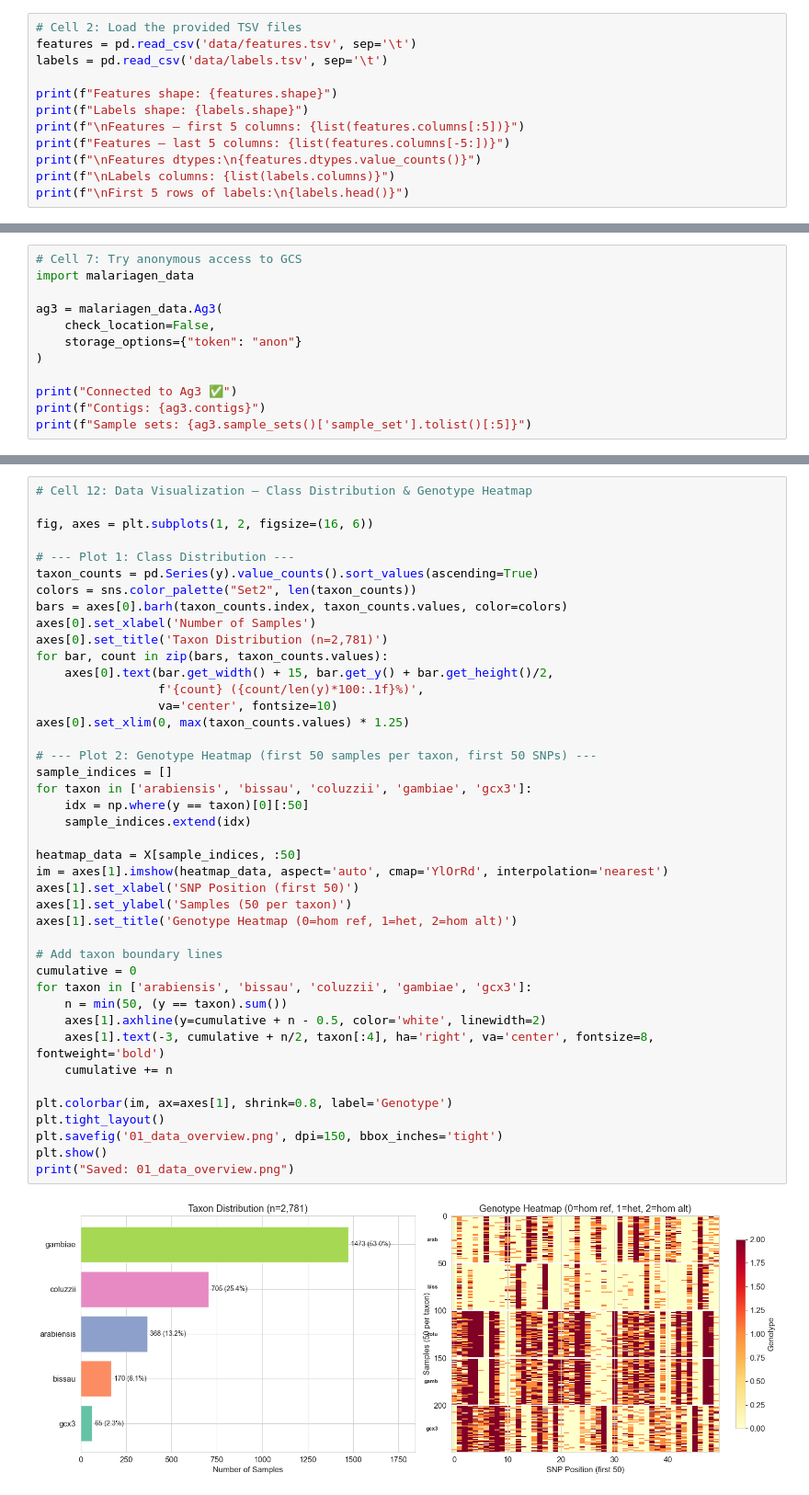
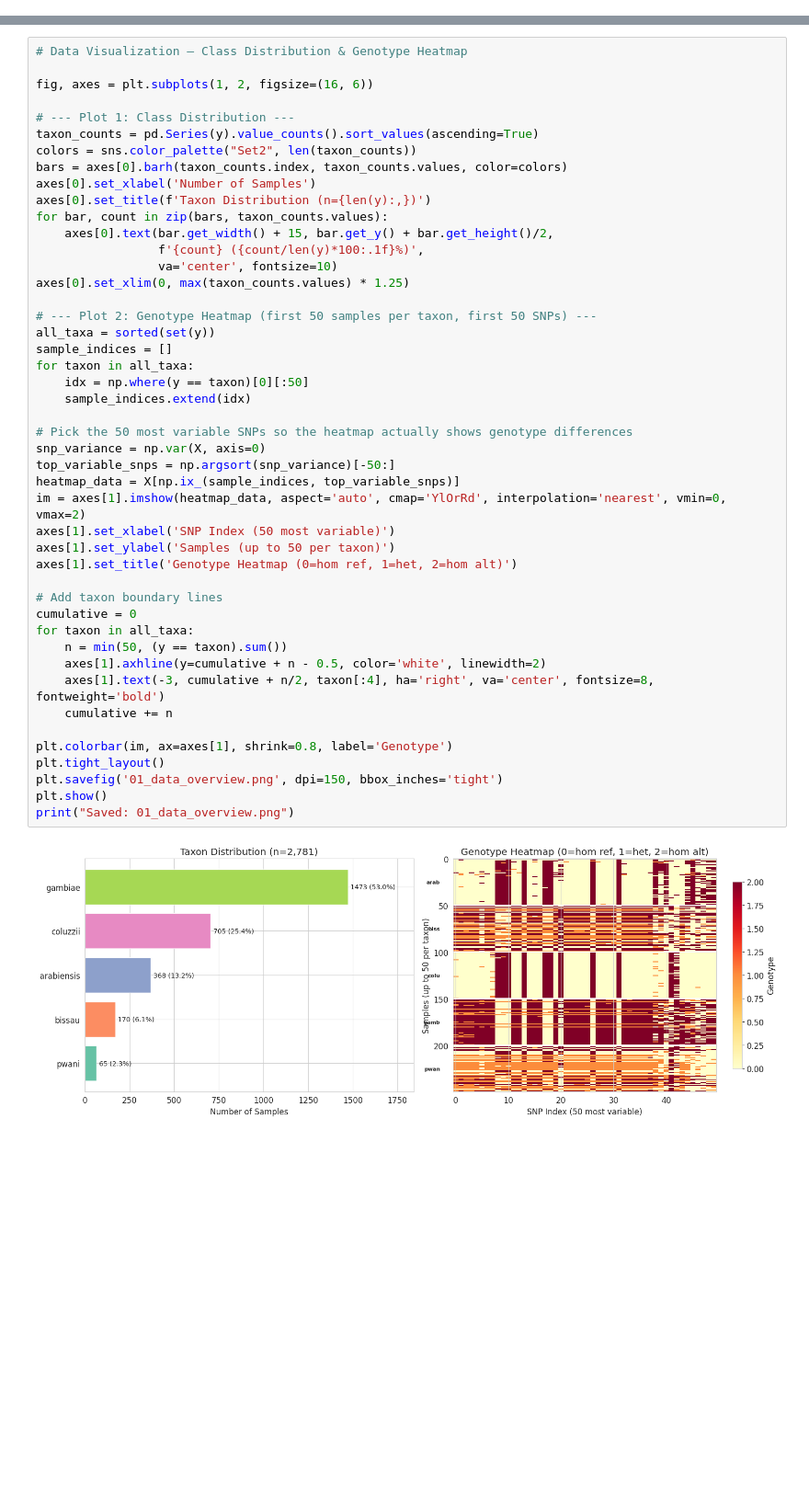
Before and after one commit to AswaniSahoo/gsoc-mosquito-taxon-classifier, a Jupyter notebook: taxon_classifier_exploration.ipynb, the cells around one changed output, grey strips where cells are left out. Shown at 92% size. Cells and saved outputs as stored; diff of their text form; blank space fills up the shorter version.

```diff
--- a/taxon_classifier_exploration.ipynb
+++ b/taxon_classifier_exploration.ipynb
@@ -22,12 +21,0 @@ Libraries loaded successfully ✅
-# %%
-# Cell 2: Load the provided TSV files
-features = pd.read_csv('data/features.tsv', sep='\t')
-labels = pd.read_csv('data/labels.tsv', sep='\t')
-
-print(f"Features shape: {features.shape}")
-print(f"Labels shape: {labels.shape}")
-print(f"\nFeatures — first 5 columns: {list(features.columns[:5])}")
-print(f"Features — last 5 columns: {list(features.columns[-5:])}")
-print(f"\nFeatures dtypes:\n{features.dtypes.value_counts()}")
-print(f"\nLabels columns: {list(labels.columns)}")
-print(f"\nFirst 5 rows of labels:\n{labels.head()}")
@@ -162,12 +113,0 @@ URLError: <urlopen error [SSL: CERTIFICATE_VERIFY_FAILED] certificate verify fai
-# %%
-# Cell 7: Try anonymous access to GCS
-import malariagen_data
-
-ag3 = malariagen_data.Ag3(
-    check_location=False,
-    storage_options={"token": "anon"}
-)
-
-print("Connected to Ag3 ✅")
-print(f"Contigs: {ag3.contigs}")
-print(f"Sample sets: {ag3.sample_sets()['sample_set'].tolist()[:5]}")
@@ -359,5 +259,5 @@ Note: gambiae and coluzzii share ~95% allele frequencies (sister species)
 # %%
-# Cell 12: Data Visualization — Class Distribution & Genotype Heatmap
+# Data Visualization — Class Distribution & Genotype Heatmap
 
 fig, axes = plt.subplots(1, 2, figsize=(16, 6))
 
@@ -365,40 +265,44 @@ fig, axes = plt.subplots(1, 2, figsize=(16, 6))
 taxon_counts = pd.Series(y).value_counts().sort_values(ascending=True)
 colors = sns.color_palette("Set2", len(taxon_counts))
 bars = axes[0].barh(taxon_counts.index, taxon_counts.values, color=colors)
 axes[0].set_xlabel('Number of Samples')
-axes[0].set_title('Taxon Distribution (n=2,781)')
+axes[0].set_title(f'Taxon Distribution (n={len(y):,})')
 for bar, count in zip(bars, taxon_counts.values):
     axes[0].text(bar.get_width() + 15, bar.get_y() + bar.get_height()/2,
                  f'{count} ({count/len(y)*100:.1f}%)',
                  va='center', fontsize=10)
 axes[0].set_xlim(0, max(taxon_counts.values) * 1.25)
 
 # --- Plot 2: Genotype Heatmap (first 50 samples per taxon, first 50 SNPs) ---
+all_taxa = sorted(set(y))
 sample_indices = []
-for taxon in ['arabiensis', 'bissau', 'coluzzii', 'gambiae', 'gcx3']:
+for taxon in all_taxa:
     idx = np.where(y == taxon)[0][:50]
     sample_indices.extend(idx)
 
-heatmap_data = X[sample_indices, :50]
-im = axes[1].imshow(heatmap_data, aspect='auto', cmap='YlOrRd', interpolation='nearest')
-axes[1].set_xlabel('SNP Position (first 50)')
-axes[1].set_ylabel('Samples (50 per taxon)')
+# Pick the 50 most variable SNPs so the heatmap actually shows genotype differences
+snp_variance = np.var(X, axis=0)
+top_variable_snps = np.argsort(snp_variance)[-50:]
+heatmap_data = X[np.ix_(sample_indices, top_variable_snps)]
+im = axes[1].imshow(heatmap_data, aspect='auto', cmap='YlOrRd', interpolation='nearest', vmin=0, vmax=2)
+axes[1].set_xlabel('SNP Index (50 most variable)')
+axes[1].set_ylabel('Samples (up to 50 per taxon)')
 axes[1].set_title('Genotype Heatmap (0=hom ref, 1=het, 2=hom alt)')
 
 # Add taxon boundary lines
 cumulative = 0
-for taxon in ['arabiensis', 'bissau', 'coluzzii', 'gambiae', 'gcx3']:
+for taxon in all_taxa:
     n = min(50, (y == taxon).sum())
     axes[1].axhline(y=cumulative + n - 0.5, color='white', linewidth=2)
     axes[1].text(-3, cumulative + n/2, taxon[:4], ha='right', va='center', fontsize=8, fontweight='bold')
     cumulative += n
 
 plt.colorbar(im, ax=axes[1], shrink=0.8, label='Genotype')
 plt.tight_layout()
 plt.savefig('01_data_overview.png', dpi=150, bbox_inches='tight')
 plt.show()
 print("Saved: 01_data_overview.png")
 # %% [output]
-[figure, old version]
+[figure, new version]
 Saved: 01_data_overview.png
 # %%
```
Also changed, not shown: parts of 30 cells of this notebook, 6 other files.
